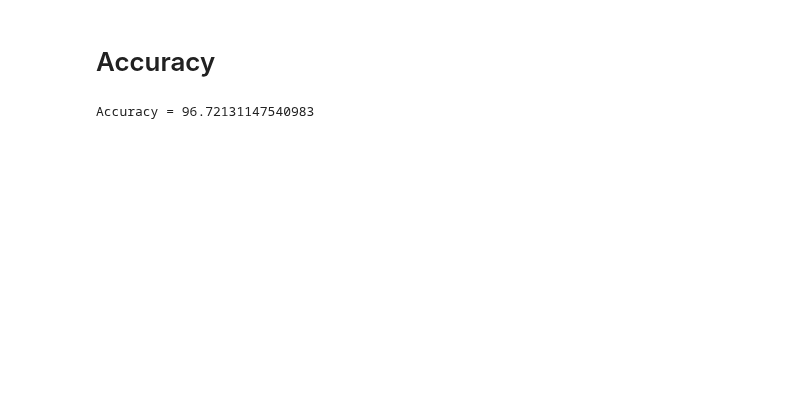
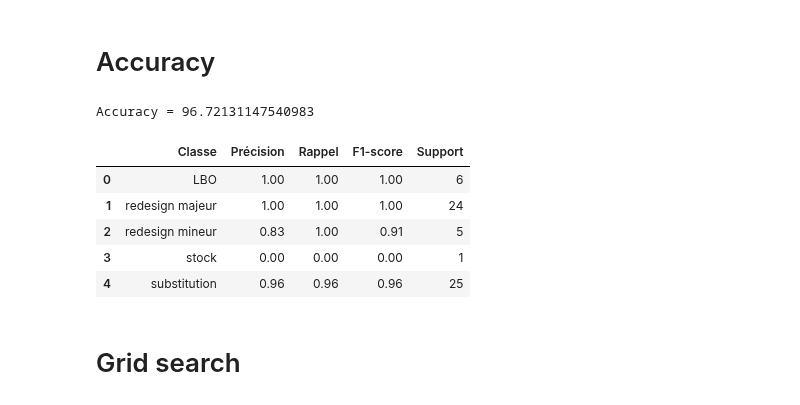
Before and after one commit to coupsim/PSYN_SNCF, a Jupyter notebook: Random_Forest_scratch.ipynb, the cells around one changed output. Drawn from its saved outputs; the diff is of its cells as text; code cells hidden in the pictures; blank space fills up the shorter version.

```diff
--- a/Random_Forest_scratch.ipynb
+++ b/Random_Forest_scratch.ipynb
@@ -491,7 +493,7 @@ best_column, best_value
 # %% [markdown]
 # Algorithme de construction de l'arbre de décision
 # %%
-def decision_tree_algorithm(df, counter=0, min_samples=1, max_depth=5, random_subspace=None):
+def decision_tree_algorithm(df, counter=0, min_samples=2, max_depth=5, random_subspace=None):
 
     # Préparation des données
     if counter == 0:
@@ -666,6 +668,6 @@ def random_forest_algorithm(train_df, n_trees, n_bootstrap, n_features, dt_max_d
 
     return forest
 # %%
-forest = random_forest_algorithm(df_train, n_trees=4, n_bootstrap=800, n_features=None, dt_max_depth=150)
+forest = random_forest_algorithm(df_train, n_trees=100, n_bootstrap=800, n_features=None, dt_max_depth=150)
 len(forest)
 # %% [output]
@@ -713,35 +701,42 @@ print("Accuracy = {}".format(accuracy))
 # %% [output]
 Accuracy = 96.72131147540983
 # %%
+def classification_report_table(y_true, y_pred):
+    """
+    Génère un tableau de rapport de classification sous forme de DataFrame pandas.
 
-def classification_report_scratch(y_true, y_pred):
+    Args:
+        y_true (array-like): Les vraies étiquettes de classe.
+        y_pred (array-like): Les étiquettes prédites.
+
+    Returns:
+        pd.DataFrame: Un DataFrame bien formaté avec précision, rappel, F1-score et support.
+    """
     # Identifier les classes uniques
     classes = np.unique(y_true)
 
     # Initialisation des métriques
-    report = {}
+    report_data = []
 
     for cls in classes:
-        # Vrais positifs (TP) : Prédits correctement comme la classe en question
+        # Vrais positifs (TP)
         TP = np.sum((y_true == cls) & (y_pred == cls))
-        # Faux positifs (FP) : Prédits comme la classe en question mais incorrects
+        # Faux positifs (FP)
         FP = np.sum((y_true != cls) & (y_pred == cls))
-        # Faux négatifs (FN) : La classe était correcte mais mal prédite
+        # Faux négatifs (FN)
         FN = np.sum((y_true == cls) & (y_pred != cls))
-        # Support : Nombre d'exemples réels de cette classe
+        # Support (nombre total d'instances de cette classe dans y_true)
         support = np.sum(y_true == cls)
 
-        # Calcul de précision, rappel et F1-score
+        # Calcul des métriques
         precision = TP / (TP + FP) if (TP + FP) > 0 else 0.0
         recall = TP / (TP + FN) if (TP + FN) > 0 else 0.0
         f1_score = 2 * (precision * recall) / (precision + recall) if (precision + recall) > 0 else 0.0
 
-        # Stocker dans le rapport
-        report[cls] = {
-            'precision': round(precision, 2),
-            'recall': round(recall, 2),
-            'f1-score': round(f1_score, 2),
-            'support': support
-        }
+        # Ajouter à la liste des données du rapport
+        report_data.append([cls, round(precision, 2), round(recall, 2), round(f1_score, 2), support])
 
-    return report
+    # Création d'un DataFrame pandas bien formaté
+    df_report = pd.DataFrame(report_data, columns=["Classe", "Précision", "Rappel", "F1-score", "Support"])
+
+    return df_report
@@ -750,0 +743,12 @@ classification_report_scratch
+# %%
+classification_report_scratch_table = classification_report_table(df_test.label,predictions)
+classification_report_scratch_table
+# %% [output]
+|  | Classe | Précision | Rappel | F1-score | Support |
+| 0 | LBO | 1.00 | 1.00 | 1.00 | 6 |
+| 1 | redesign majeur | 1.00 | 1.00 | 1.00 | 24 |
+| 2 | redesign mineur | 0.83 | 1.00 | 0.91 | 5 |
+| 3 | stock | 0.00 | 0.00 | 0.00 | 1 |
+| 4 | substitution | 0.96 | 0.96 | 0.96 | 25 |
+# %% [markdown]
+# Grid search
```
Also changed, not shown: parts of 6 cells of this notebook.
